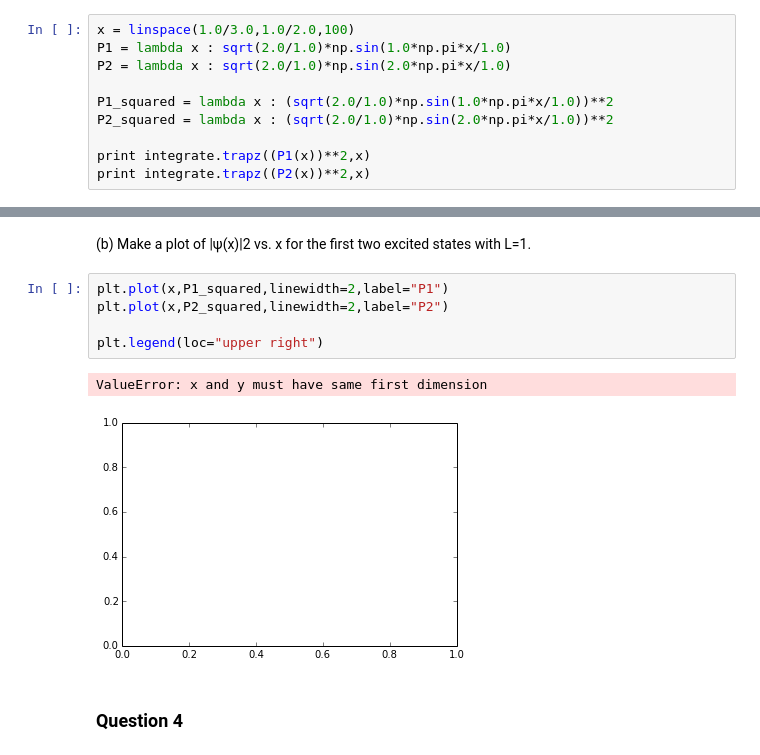
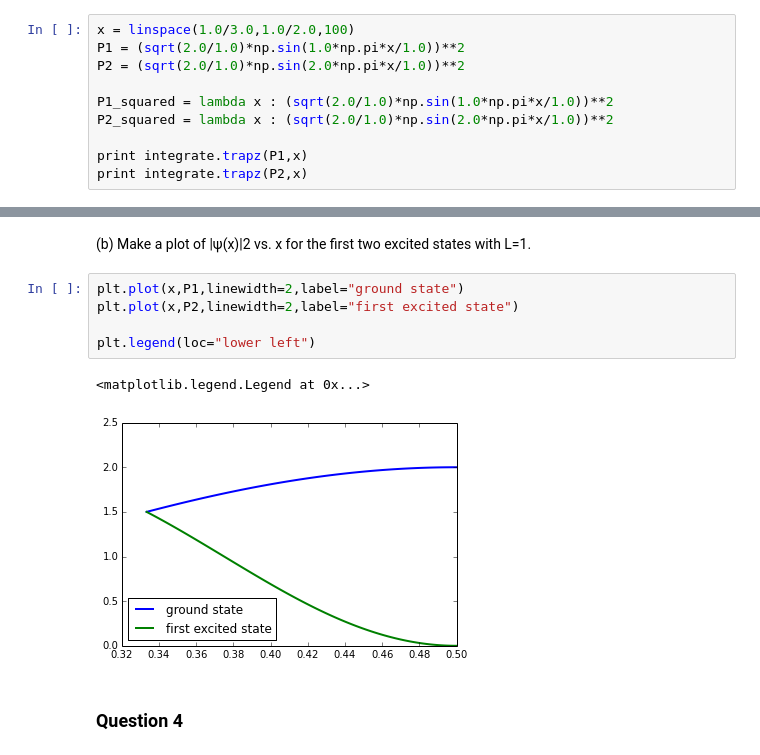
Before and after one commit to dlhoang/PHYS202-S14, a Jupyter notebook: SciPy/IntegrationExercises.ipynb, the cells around one changed output, grey strips where cells are left out. Saved outputs shown, nothing was run; the diff lists cells and outputs as text.

```diff
--- a/SciPy/IntegrationExercises.ipynb
+++ b/SciPy/IntegrationExercises.ipynb
@@ -99,14 +110,14 @@ plt.legend(loc="upper right")
 (a) What is the probability of finding the particle between L/3 and L/2 for the ground state (n = 1) and for the first excited state (n = 2)? Let L = 1. Perform the integral using both scipy.integrate.trapz and scipy.integrate.quad with an accuracy of 6 sig figs. How many slices did you need to use for scipy.integrate.trapz?
 # %%
 x = linspace(1.0/3.0,1.0/2.0,100)
-P1 = lambda x : sqrt(2.0/1.0)*np.sin(1.0*np.pi*x/1.0)
-P2 = lambda x : sqrt(2.0/1.0)*np.sin(2.0*np.pi*x/1.0)
+P1 = (sqrt(2.0/1.0)*np.sin(1.0*np.pi*x/1.0))**2
+P2 = (sqrt(2.0/1.0)*np.sin(2.0*np.pi*x/1.0))**2
 
 P1_squared = lambda x : (sqrt(2.0/1.0)*np.sin(1.0*np.pi*x/1.0))**2
 P2_squared = lambda x : (sqrt(2.0/1.0)*np.sin(2.0*np.pi*x/1.0))**2
 
-print integrate.trapz((P1(x))**2,x)
-print integrate.trapz((P2(x))**2,x)
+print integrate.trapz(P1,x)
+print integrate.trapz(P2,x)
 # %% [output]
 0.304497605362
 0.0977531250732
@@ -120,13 +130,13 @@ print integrate.quad(P2_squared,1.0/3.0,1.0/2.0)
 # %% [markdown]
 (b) Make a plot of |ψ(x)|2 vs. x for the first two excited states with L=1.
 # %%
-plt.plot(x,P1_squared,linewidth=2,label="P1")
-plt.plot(x,P2_squared,linewidth=2,label="P2")
+plt.plot(x,P1,linewidth=2,label="ground state")
+plt.plot(x,P2,linewidth=2,label="first excited state")
 
-plt.legend(loc="upper right")
+plt.legend(loc="lower left")
 # %% [output]
-ValueError: x and y must have same first dimension
+<matplotlib.legend.Legend at 0x...>
-[figure, old version]
+[figure, new version]
 # %% [markdown]
 ### Question 4
 # %% [markdown]
```
Also changed, not shown: parts of 2 cells of this notebook, 2 other files.
